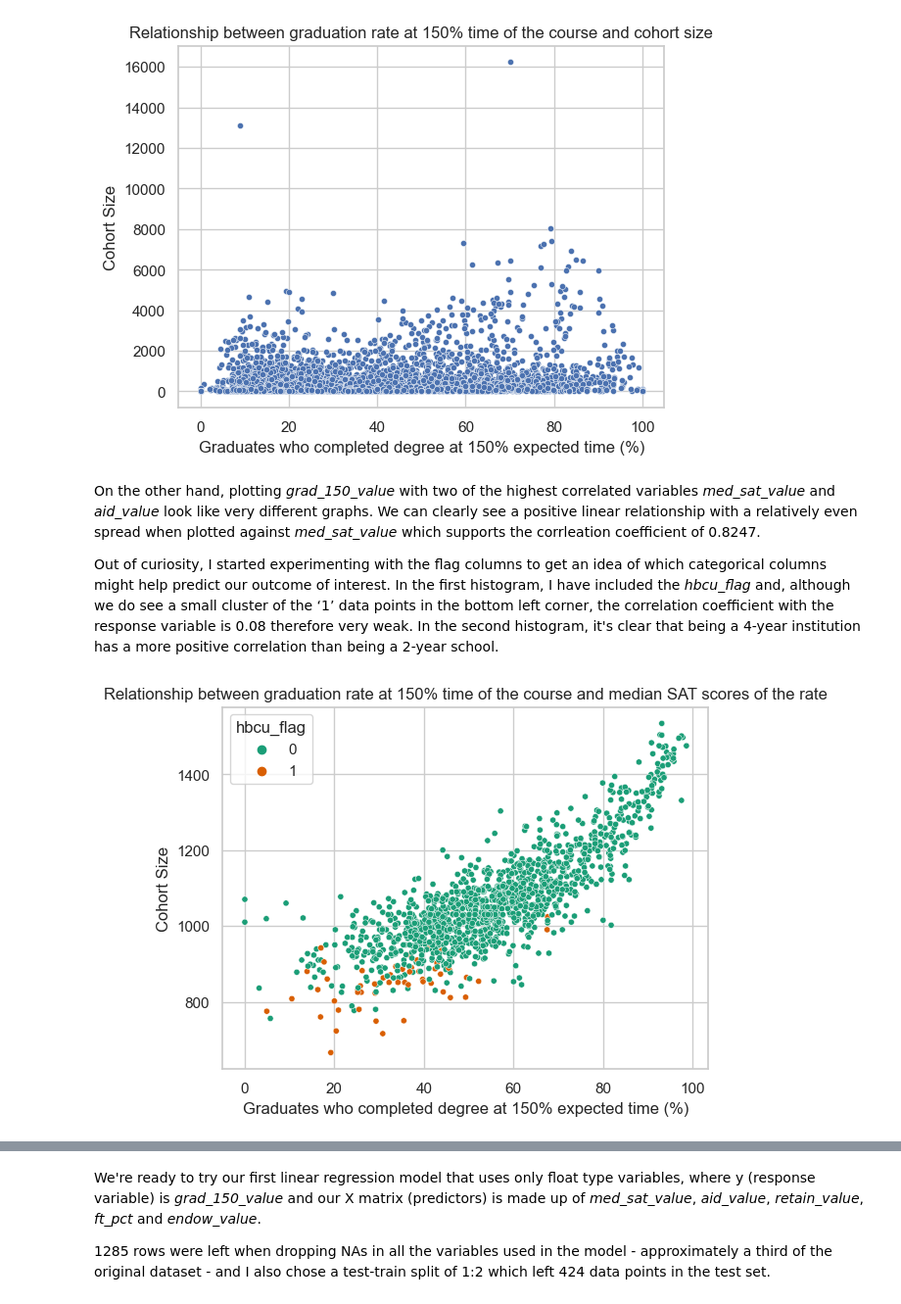
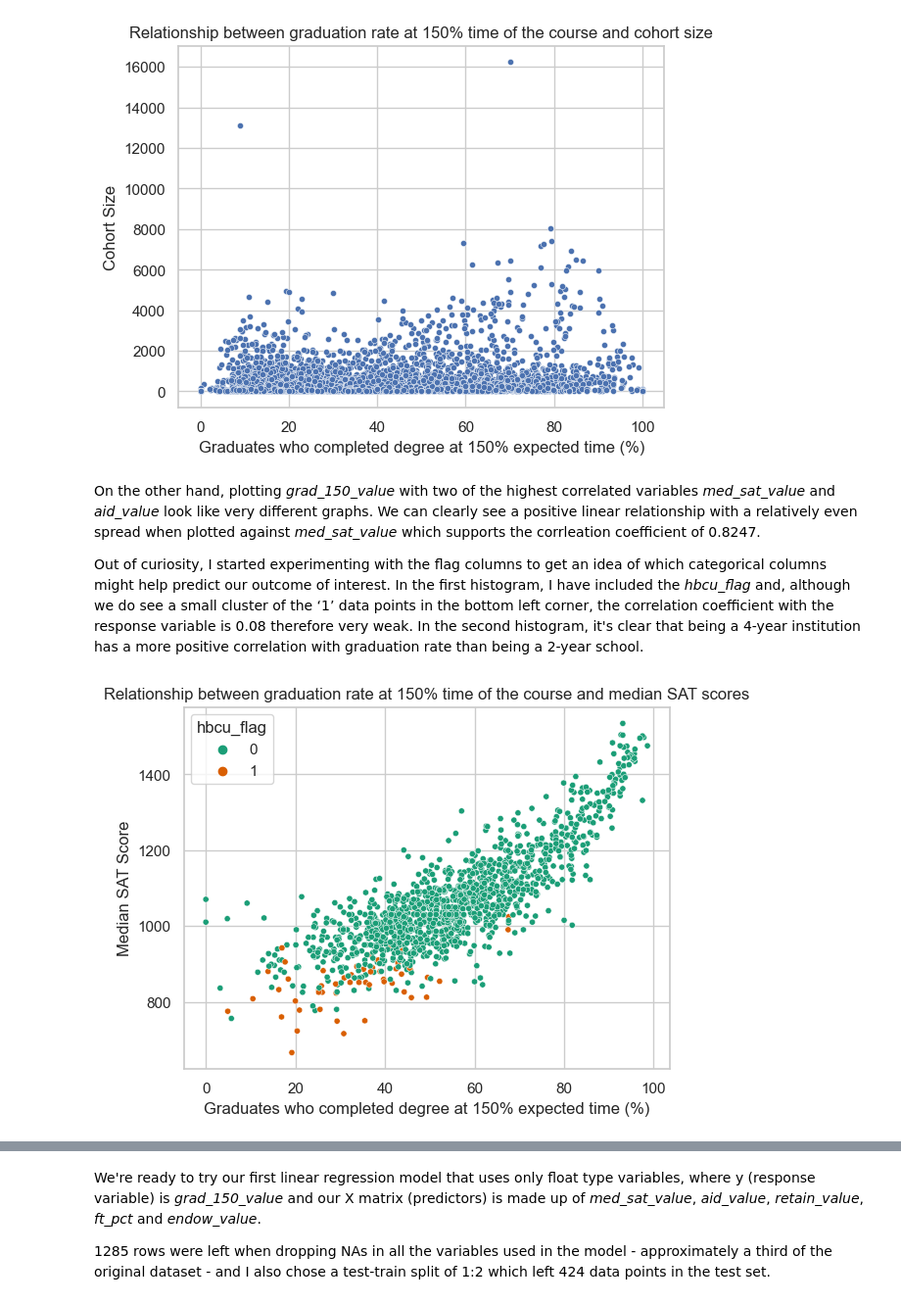
Before and after one commit to s-patel12/data_science_nanodegree, a Jupyter notebook: main_analysis.ipynb, the cells around one changed output, grey strips where cells are left out. Shown at 98% size. Saved outputs shown, nothing was run; the diff lists cells and outputs as text; code cells hidden in the pictures.

Commit message:
Added article url to README and formatted graphs

```diff
--- a/main_analysis.ipynb
+++ b/main_analysis.ipynb
@@ -412,14 +418,14 @@ plt.show()
 # %% [markdown]
 On the other hand, plotting _grad_150_value_ with two of the highest correlated variables _med_sat_value_ and _aid_value_ look like very different graphs. We can clearly see a positive linear relationship with a relatively even spread when plotted against _med_sat_value_ which supports the corrleation coefficient of 0.8247.
 
-Out of curiosity, I started experimenting with the flag columns to get an idea of which categorical columns might help predict our outcome of interest. In the first histogram, I have included the _hbcu_flag_ and, although we do see a small cluster of the ‘1’ data points in the bottom left corner, the correlation coefficient with the response variable is 0.08 therefore very weak. In the second histogram, it's clear that being a 4-year institution has a more positive correlation than being a 2-year school.
+Out of curiosity, I started experimenting with the flag columns to get an idea of which categorical columns might help predict our outcome of interest. In the first histogram, I have included the _hbcu_flag_ and, although we do see a small cluster of the ‘1’ data points in the bottom left corner, the correlation coefficient with the response variable is 0.08 therefore very weak. In the second histogram, it's clear that being a 4-year institution has a more positive correlation with graduation rate than being a 2-year school.
 # %%
 sns.scatterplot(x="grad_150_value", y="med_sat_value", hue='hbcu_flag', data=df_grad_clean, palette="Dark2", s=20)
-plt.title("Relationship between graduation rate at 150% time of the course and median SAT scores of the rate")
+plt.title("Relationship between graduation rate at 150% time of the course and median SAT scores")
 plt.xlabel('Graduates who completed degree at 150% expected time (%)');
-plt.ylabel('Cohort Size');
+plt.ylabel('Median SAT Score');
 plt.show()
 # %% [output]
-[figure, old version]
+[figure, new version]
 # %%
 sns.scatterplot(x="grad_150_value", y="aid_value", hue='level_4-year', data=df_grad_clean, palette="Dark2", s=20)
```
Also changed, not shown: parts of 4 cells of this notebook, 1 other file.
